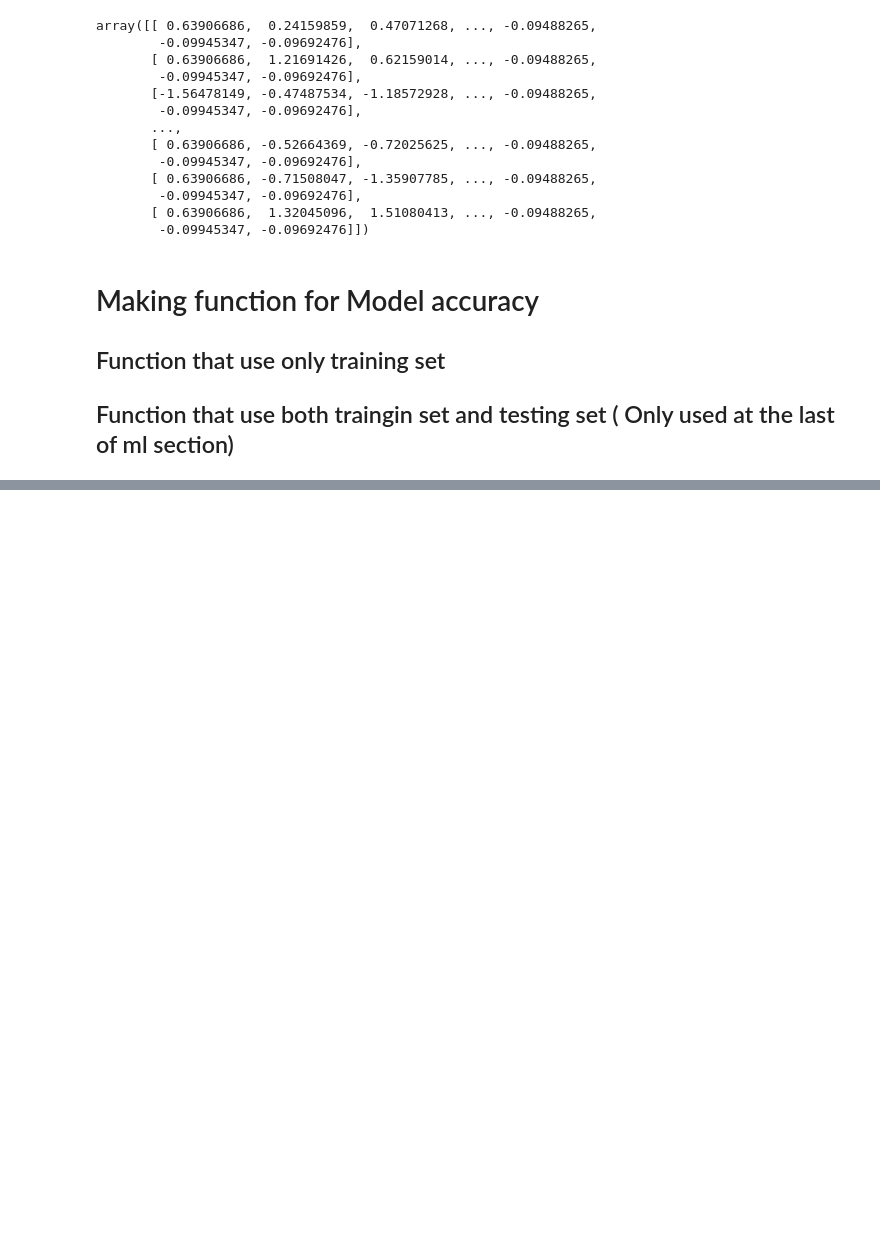
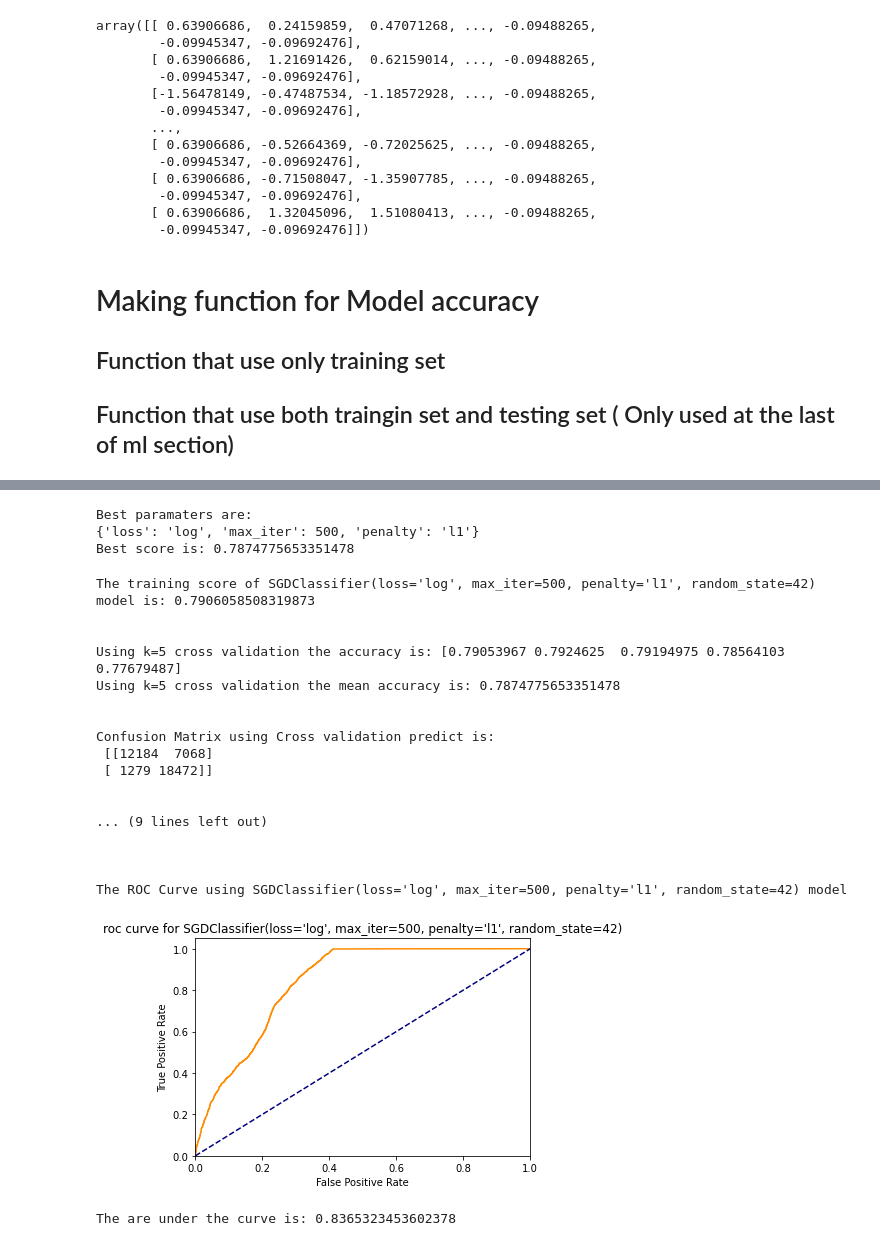
Before and after one commit to pandeysudip/Rental, a Jupyter notebook: 3.Model_Building.ipynb, the cells around one changed output, grey strips where cells are left out. Saved outputs shown, nothing was run; the diff lists cells and outputs as text; code cells hidden in the pictures; blank space fills up the shorter version.

```diff
--- a/3.Model_Building.ipynb
+++ b/3.Model_Building.ipynb
@@ -293,0 +433,9 @@ def model_score(model, X_train_scaled=X_train_scaled, X_test_scaled=X_test_scale
+# %%
+# Using GridSearchCV
+paramater_sgdc = {'penalty': ['l1','l2'],
+                 'loss':['log', 'modified_huber'],
+                 'max_iter':[500,1000, 5000]}
+gridsearch_sgdc = GridSearchCV(sgdc, paramater_sgdc, cv=5, verbose=1, n_jobs=-1)
+# %%
+#Fitting after gridsearch
+gridsearch_sgdc.fit(X_train_scaled, y_train)
@@ -293,0 +450,34 @@ def model_score(model, X_train_scaled=X_train_scaled, X_test_scaled=X_test_scale
+# %%
+# Best parameters for this dataset
+print(f'Best paramaters are:\n{gridsearch_sgdc.best_params_}')
+# best score
+print(f'Best score is: {gridsearch_sgdc.best_score_}')
+# %% [output]
+Best paramaters are:
+{'loss': 'log', 'max_iter': 500, 'penalty': 'l1'}
+Best score is: 0.7874775653351478
+# %%
+#best estimator
+sgdc_b=gridsearch_sgdc.best_estimator_
+#score for Stochastic Gradent Descent Classifier using training data
+training_score(sgdc_b)
+# %% [output]
+The training score of SGDClassifier(loss='log', max_iter=500, penalty='l1', random_state=42) model is: 0.7906058508319873
+
+
+Using k=5 cross validation the accuracy is: [0.79053967 0.7924625  0.79194975 0.78564103 0.77679487]
+Using k=5 cross validation the mean accuracy is: 0.7874775653351478
+
+
+Confusion Matrix using Cross validation predict is:
+ [[12184  7068]
+ [ 1279 18472]]
+
+
+... (9 lines left out)
+
+
+
+The ROC Curve using SGDClassifier(loss='log', max_iter=500, penalty='l1', random_state=42) model
+[figure, added]
+The are under the curve is: 0.8365323453602378
```
Also changed, not shown: parts of 18 cells of this notebook.
